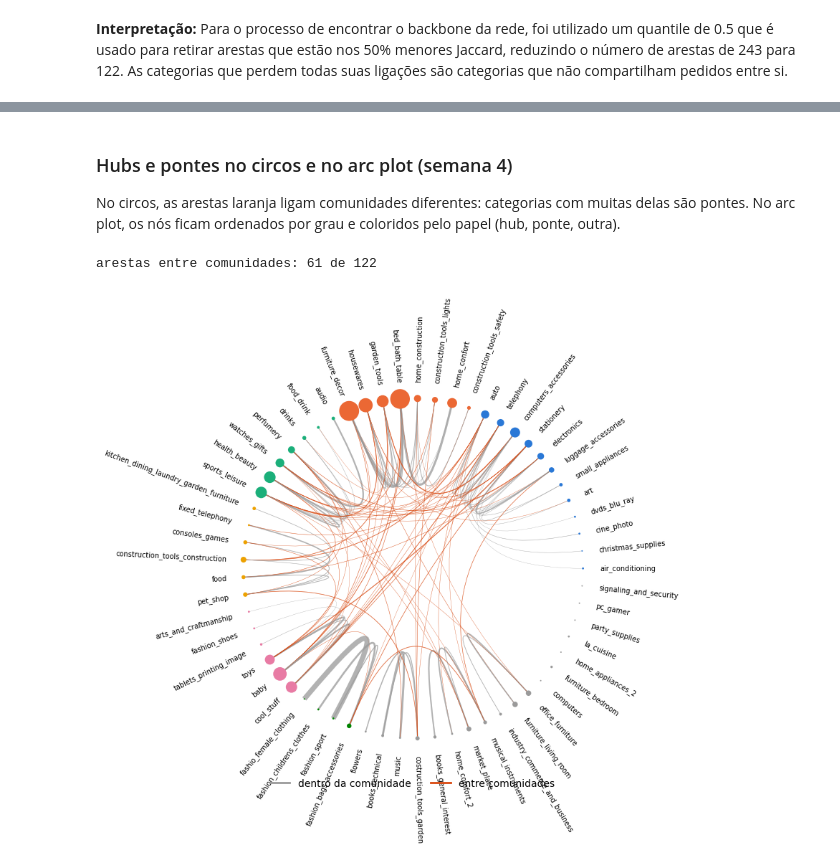
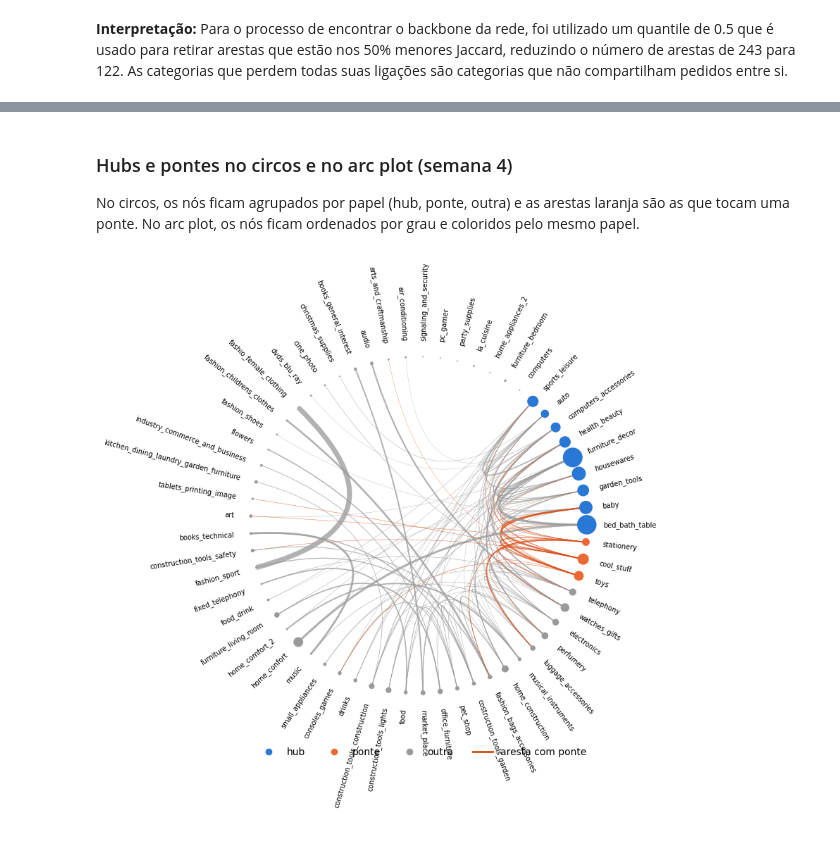
Before and after one commit to dka0086/Analise-de-rede-de-grafos-Olist, a Jupyter notebook: Olist_analise.ipynb, the cells around one changed output, grey strips where cells are left out. Drawn from its saved outputs; the diff is of its cells as text; code cells hidden in the pictures.

```diff
--- a/Olist_analise.ipynb
+++ b/Olist_analise.ipynb
@@ -526,9 +528,13 @@ cliques = sorted(nx.find_cliques(G_jac), key=len, reverse=True)
 maior = len(cliques[0])
 print(f"cliques maximais: {len(cliques)} | maior clique: {maior} categorias")
 
-print("\nMaiores cliques:")
-for c in cliques:
-    if len(c) == maior:
-        print(" -", ", ".join(sorted(c)))
+tab = pd.DataFrame({
+    "nº": range(1, sum(len(c) == maior for c in cliques) + 1),
+    "tamanho": maior,
+    "categorias": [", ".join(sorted(c)) for c in cliques if len(c) == maior],
+})
+display(tab.style.hide(axis="index")
+        .set_properties(subset=["categorias"], **{"text-align": "left"})
+        .set_table_styles([{"selector": "th", "props": [("text-align", "left")]}]))
 # %% [output]
 cliques maximais: 110 | maior clique: 8 categorias
@@ -625,39 +614,39 @@ comunidades: 16 | modularidade: 0.546
 # %% [markdown]
 ### Hubs e pontes no circos e no arc plot (semana 4)
 
-No circos, as arestas laranja ligam comunidades diferentes: categorias com muitas delas são pontes. No arc plot, os nós ficam ordenados por grau e coloridos pelo papel (hub, ponte, outra).
+No circos, os nós ficam agrupados por papel (hub, ponte, outra) e as arestas laranja são as que tocam uma ponte. No arc plot, os nós ficam ordenados por grau e coloridos pelo mesmo papel.
 # %%
 from nxviz import annotate
 from matplotlib.lines import Line2D
 
-# tipo de cada aresta: dentro da mesma comunidade ou entre comunidades
+for n in G_bb.nodes:
+    G_bb.nodes[n]["grau"] = int(G_bb.degree(n))
+    G_bb.nodes[n]["papel"] = ("hub" if cent.loc[n, "hub"]
+                              else "ponte" if cent.loc[n, "ponte"] else "outra")
+    G_bb.nodes[n]["tam_arc"] = G_bb.nodes[n]["n_unidades"] + 300
+PAL_PAPEL = {"hub": CAT[0], "ponte": CAT[1], "outra": COR_OUTRAS}
+
+COR_NORMAL, COR_PONTE = "#9A9A9A", "#D9480F"
 for u, v, d in G_bb.edges(data=True):
-    d["ligacao"] = ("dentro" if G_bb.nodes[u]["comunidade"] == G_bb.nodes[v]["comunidade"]
-                    else "entre")
-
-n_entre = sum(d["ligacao"] == "entre" for *_, d in G_bb.edges(data=True))
-print(f"arestas entre comunidades: {n_entre} de {G_bb.number_of_edges()}")
-
-COR_DENTRO, COR_ENTRE = "#9A9A9A", "#D9480F"
+    d["ligacao"] = ("com ponte" if "ponte" in (G_bb.nodes[u]["papel"], G_bb.nodes[v]["papel"])
+                    else "demais")
 
 plt.figure(figsize=(7, 7))
 nv.circos(
-    G_bb, group_by="comunidade", sort_by="grau",
-    node_color_by="grupo", node_size_by="n_unidades", node_palette=PAL_GRUPO,
+    G_bb, group_by="papel", sort_by="grau",
+    node_color_by="papel", node_size_by="n_unidades", node_palette=PAL_PAPEL,
     edge_lw_by="weight", edge_color_by="ligacao",
     node_enc_kwargs={"size_scale": 0.08},
     edge_enc_kwargs={"lw_scale": 10, "alpha_scale": 5},
-    edge_palette={"dentro": COR_DENTRO, "entre": COR_ENTRE},
+    edge_palette={"demais": COR_NORMAL, "com ponte": COR_PONTE},
 )
-annotate.circos_labels(G_bb, group_by="comunidade", sort_by="grau",
+annotate.circos_labels(G_bb, group_by="papel", sort_by="grau",
                        layout="rotate", radius_offset=1.5, fontdict={"size": 7})
-plt.legend(handles=[
-    Line2D([0], [0], color=COR_DENTRO, lw=2, label="dentro da comunidade"),
-    Line2D([0], [0], color=COR_ENTRE, lw=2, label="entre comunidades"),
-], loc="upper center", bbox_to_anchor=(0.5, -0.03), ncol=2, frameon=False)
+plt.legend(handles=[Line2D([0], [0], marker="o", ls="", color=c, label=k) for k, c in PAL_PAPEL.items()]
+           + [Line2D([0], [0], color=COR_PONTE, lw=2, label="aresta com ponte")],
+           loc="upper center", bbox_to_anchor=(0.5, -0.07), ncol=4, frameon=False)
 plt.savefig(FIG_DIR / "07_circos_projecao.png", dpi=150, bbox_inches="tight")
 plt.show()
 # %% [output]
-arestas entre comunidades: 61 de 122
-[figure, old version]
+[figure, new version]
 # %%
```
Also changed, not shown: parts of 12 cells of this notebook.
